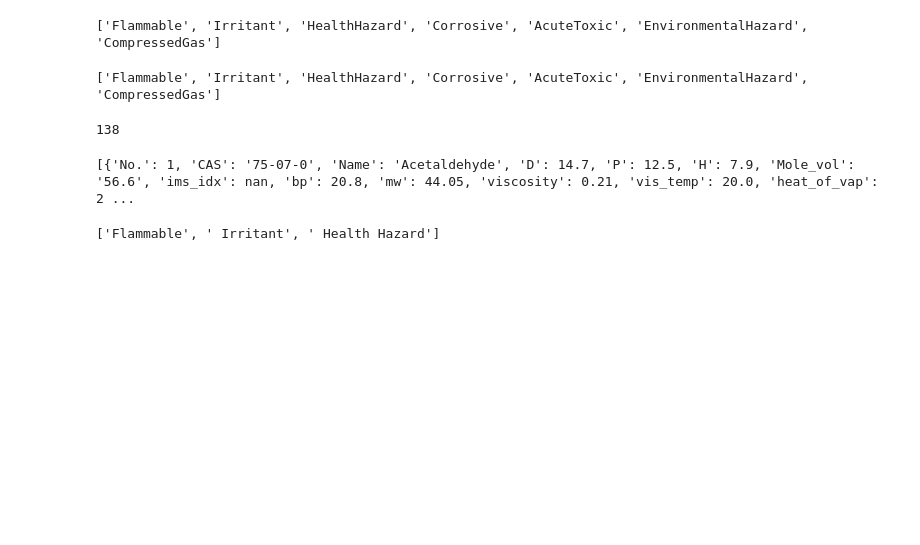
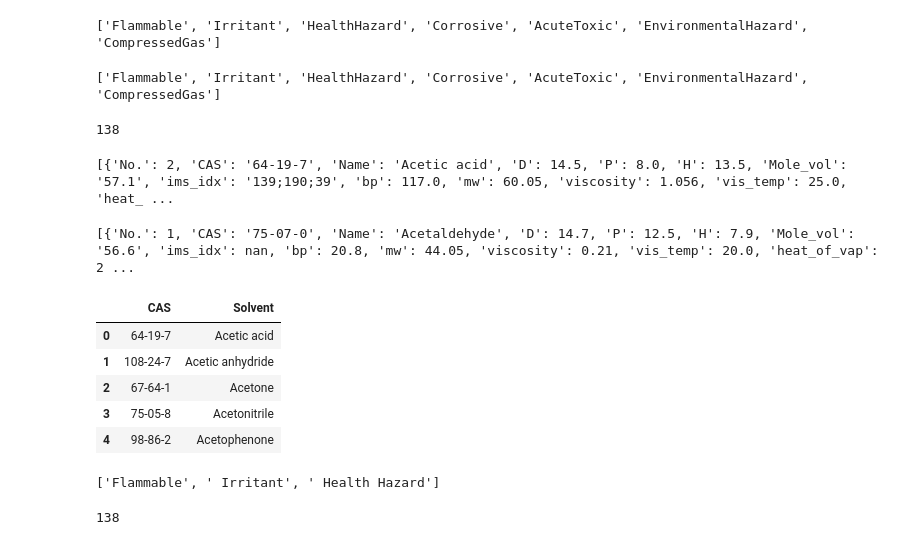
Before and after one commit to xueannafang/hsp_toolkit_solv_pred_v_2.0, a Jupyter notebook: get_hazard_info.ipynb, the cells around one changed output. Cells and saved outputs as stored; diff of their text form; code cells hidden in the pictures; blank space fills up the shorter version.

```diff
--- a/get_hazard_info.ipynb
+++ b/get_hazard_info.ipynb
@@ -331,22 +331,26 @@ def get_cand_without_safety_concern(full_data_dict = db_safe_dict, concern = ["A
     safe_subset = []
     for entry in full_data_dict:
         safe_concern_found = 0
+        entry["concern_type"] = []
         this_safety_kw = entry["safety_kw"]
 #         print(this_safety_kw)
         if this_safety_kw is not np.NAN:
             for kw in this_safety_kw:
                 if kw in concern:
                     safe_concern_found = 1
-                    break
+                    entry["concern_type"].append(kw)
 
             if safe_concern_found == 0:
                 entry["is_concern"] = "False"
                 safe_subset.append(entry)
+                entry["concern_type"] = -1
             else:
                 entry["is_concern"] = "True"
         else:
             entry["is_concern"] = -1
+            entry["concern_type"] = -1
             safe_subset.append(entry)
+
     return safe_subset, full_data_dict
 # %%
 concern_list = ["AcuteToxic", "EnvironmentalHazard", "HealthHazard"] #modify this list to inidcate safety concerns to be avoided
@@ -354,6 +358,10 @@ safe_subset, db_filt = get_cand_without_safety_concern(full_data_dict = db_safe_
 print(len(safe_subset))
 # %% [output]
 138
+# %%
+print(safe_subset)
+# %% [output]
+[{'No.': 2, 'CAS': '64-19-7', 'Name': 'Acetic acid', 'D': 14.5, 'P': 8.0, 'H': 13.5, 'Mole_vol': '57.1', 'ims_idx': '139;190;39', 'bp': 117.0, 'mw': 60.05, 'viscosity': 1.056, 'vis_temp': 25.0, 'heat_ ...
 # %%
 print(db_filt)
 # %% [output]
@@ -360,0 +374,13 @@ print(db_filt)
+# %%
+safe_subset_df = pd.DataFrame(safe_subset)
+safe_and_green_candidates = pd.DataFrame()
+safe_and_green_candidates["CAS"] = safe_subset_df["CAS"]
+safe_and_green_candidates["Solvent"] = safe_subset_df["Name"]
+safe_and_green_candidates.head()
+# %% [output]
+|  | CAS | Solvent |
+| 0 | 64-19-7 | Acetic acid |
+| 1 | 108-24-7 | Acetic anhydride |
+| 2 | 67-64-1 | Acetone |
+| 3 | 75-05-8 | Acetonitrile |
+| 4 | 98-86-2 | Acetophenone |
@@ -363,3 +392,7 @@ print(db_filt)
 # test_str[1:-1].replace("'", "").split(",")
 # %% [output]
 ['Flammable', ' Irritant', ' Health Hazard']
+# %%
+len(safe_and_green_candidates)
+# %% [output]
+138
```
Also changed, not shown: parts of 2 cells of this notebook, 8 other files.
